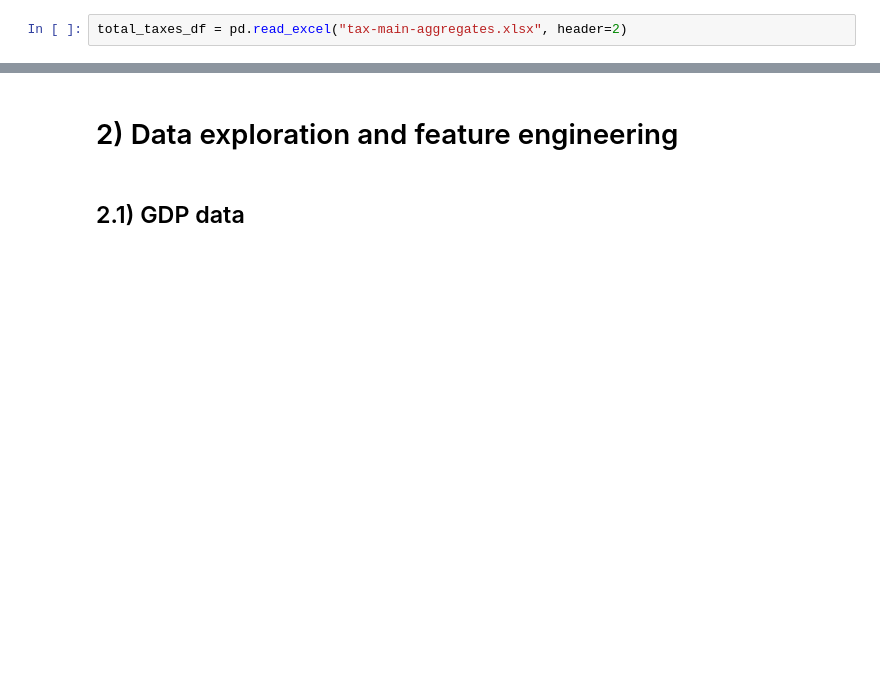
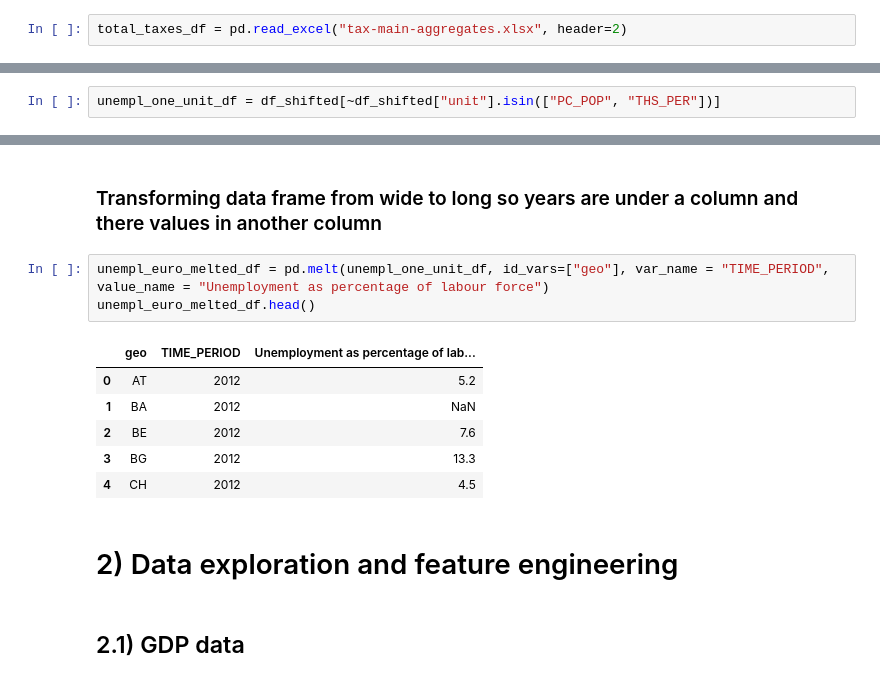
Before and after one commit to TRossen89/BI_Exam, a Jupyter notebook: SocialBenefitsEmploymentAndGDP.ipynb, the cells around one changed output, grey strips where cells are left out. Cells and saved outputs as stored; diff of their text form; blank space fills up the shorter version.

```diff
--- a/SocialBenefitsEmploymentAndGDP.ipynb
+++ b/SocialBenefitsEmploymentAndGDP.ipynb
@@ -237,0 +339,2 @@ total_taxes_df.head()
+# %%
+unempl_one_unit_df = df_shifted[~df_shifted["unit"].isin(["PC_POP", "THS_PER"])]
@@ -238,3 +397,15 @@ total_taxes_df.head()
+# %% [markdown]
+### Transforming data frame from wide to long so years are under a column and there values in another column
+# %%
+unempl_euro_melted_df = pd.melt(unempl_one_unit_df, id_vars=["geo"], var_name = "TIME_PERIOD", value_name = "Unemployment as percentage of labour force")
+unempl_euro_melted_df.head()
+# %% [output]
+|  | geo | TIME_PERIOD | Unemployment as percentage of lab... |
+| 0 | AT | 2012 | 5.2 |
+| 1 | BA | 2012 | NaN |
+| 2 | BE | 2012 | 7.6 |
+| 3 | BG | 2012 | 13.3 |
+| 4 | CH | 2012 | 4.5 |
 # %% [markdown]
 # 2) Data exploration and feature engineering
 # %% [markdown]
```
Also changed, not shown: parts of 33 cells of this notebook, 3 other files.
